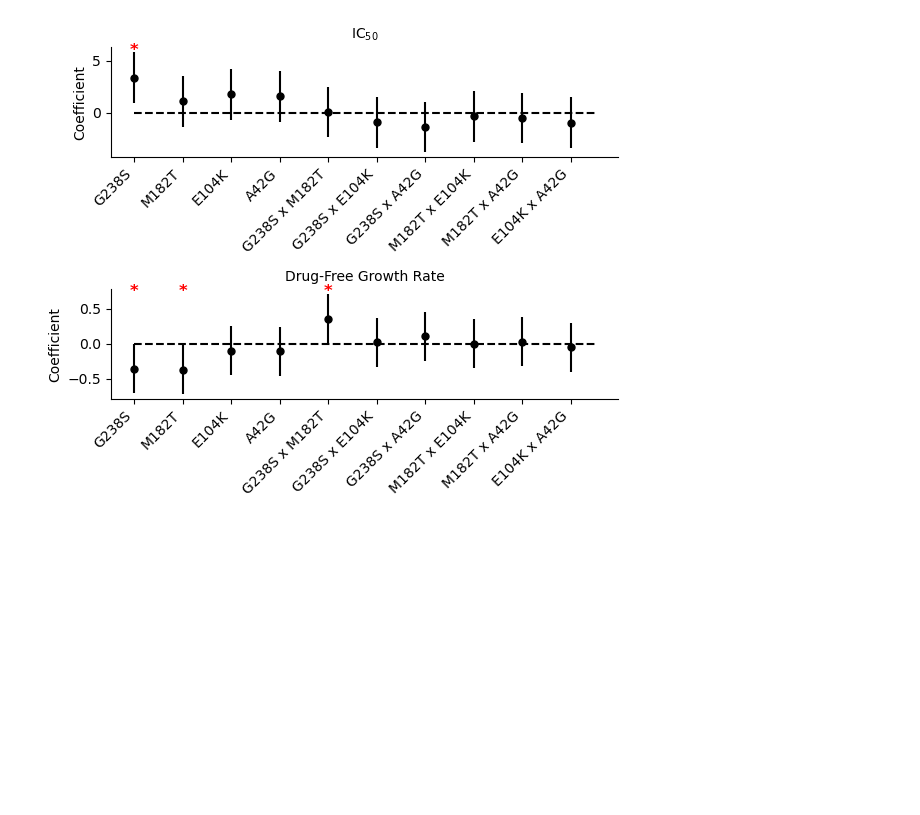
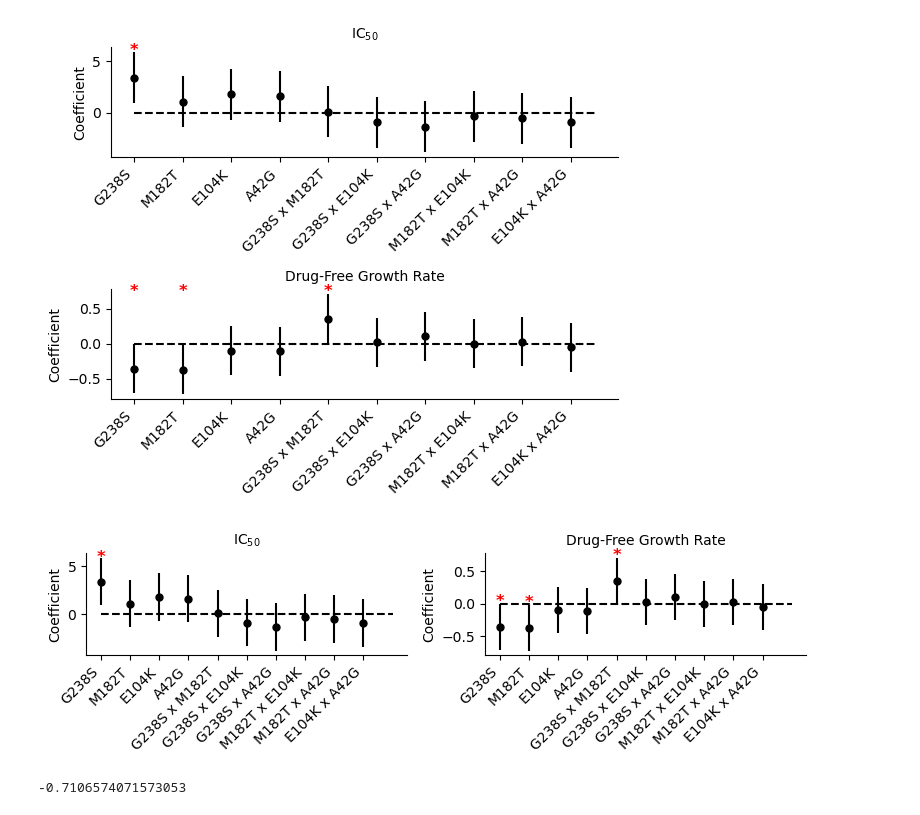
Before and after one commit to eshanking/fears-figures, a Jupyter notebook: figure_code/exp_pharmacodynamics_fig.ipynb, the cells around one changed output. Cells and saved outputs as stored; diff of their text form; code cells hidden in the pictures; blank space fills up the shorter version.

```diff
--- a/figure_code/exp_pharmacodynamics_fig.ipynb
+++ b/figure_code/exp_pharmacodynamics_fig.ipynb
@@ -465,7 +456,7 @@ Notes:
 [1] Standard Errors assume that the covariance matrix of the errors is correctly specified.
 # %%
 # fig,ax_list = plt.subplots(ncols=2,figsize=(6,4),sharey=True)
-fig,ax_list = plt.subplots(nrows=2,figsize=(6,3),sharex=True)
+fig,ax_list = plt.subplots(nrows=2,figsize=(8,3),sharex=True)
 
 # make a coefficient plot
 
@@ -630,2 +621,66 @@ fig.savefig('../figures/allele_mlr_coefficients_tall.png',bbox_inches='tight',dp
 # %% [output]
 [figure]
+# %%
+import matplotlib.pyplot as plt
+
+# Create a figure with two subplots side by side
+fig, ax_list = plt.subplots(ncols=2, figsize=(8,2.5))
+
+# Coefficient plot for IC50
+coeffs = result_ic50.params[1:]
+conf_int = result_ic50.conf_int(alpha=0.05)[1:]
+
+ax = ax_list[0]
+ax.errorbar(coeffs.index, coeffs, yerr=[coeffs - conf_int[0], conf_int[1] - coeffs],
+            fmt='o', color='k', markersize=5)
+ax.set_ylabel('Coefficient')
+
+# Mark significant coefficients with a star
+for i in range(len(coeffs)):
+    if conf_int[0][i] > 0 or conf_int[1][i] < 0:
+        star_offset = conf_int[1][i] - coeffs[i]
+        ax.annotate('*', xy=(i, coeffs[i] + star_offset), fontsize=12, ha='center', va='center',
+                    fontweight='bold', color='red')
+
+ax.spines['top'].set_visible(False)
+ax.spines['right'].set_visible(False)
+ax.set_title('IC$_{50}$', fontsize=10)
+
+# Coefficient plot for Drug-Free Growth Rate
+coeffs = result_gr.params[1:]
+conf_int = result_gr.conf_int(alpha=0.05)[1:]
+
+ax = ax_list[1]
+ax.errorbar(coeffs.index, coeffs, yerr=[coeffs - conf_int[0], conf_int[1] - coeffs],
+            fmt='o', color='k', markersize=5)
+ax.set_ylabel('Coefficient')
+
+# Mark significant coefficients with a star
+for i in range(len(coeffs)):
+    if conf_int[0][i] > 0 or conf_int[1][i] < 0:
+        star_offset = 1.1*(conf_int[1][i] - coeffs[i])
+        ax.annotate('*', xy=(i, coeffs[i] + star_offset), fontsize=12, ha='center', va='center',
+                    fontweight='bold', color='red')
+
+ax.spines['top'].set_visible(False)
+ax.spines['right'].set_visible(False)
+ax.set_title('Drug-Free Growth Rate', fontsize=10)
+
+# Align x-axis labels and set rotation
+xl = ['E104K x A42G', 'M182T x A42G', 'M182T x E104K', 'G238S x A42G', 'G238S x E104K',
+      'G238S x M182T', 'A42G', 'E104K', 'M182T', 'G238S']
+xl = xl[::-1]
+
+for ax in ax_list:
+    ax.set_xticklabels(xl, rotation=45, fontsize=10, ha='right')
+    ax.plot([0, len(coeffs)], [0, 0], 'k--')
+
+fig.tight_layout()
+fig.savefig('../figures/allele_mlr_coefficients_side_by_side.png', bbox_inches='tight', dpi=500)
+fig.savefig('../figures/allele_mlr_coefficients_side_by_side.pdf', bbox_inches='tight')
+# %% [output]
+[figure, added]
+# %%
+conf_int[0][0]
+# %% [output]
+-0.7106574071573053
```
Also changed, not shown: parts of 8 cells of this notebook, 15 other files.
